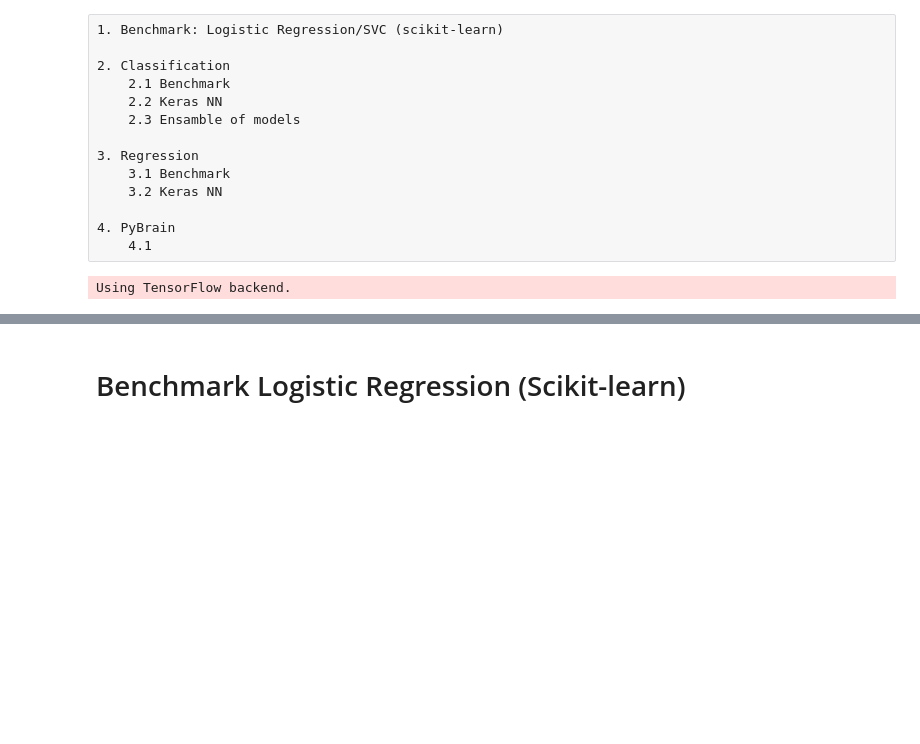
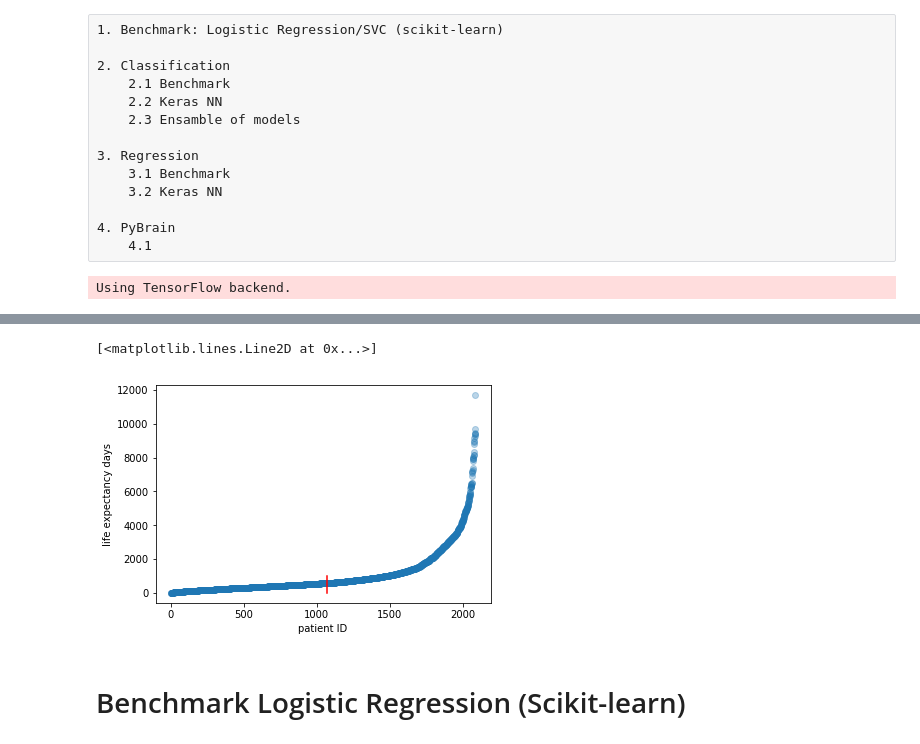
Before and after one commit to patricieni/ICM, a Jupyter notebook: code/notebooks/Neural Network exploration v1.ipynb, the cells around one changed output, grey strips where cells are left out. Saved outputs shown, nothing was run; the diff lists cells and outputs as text; code cells hidden in the pictures; blank space fills up the shorter version.

```diff
--- a/code/notebooks/Neural Network exploration v1.ipynb
+++ b/code/notebooks/Neural Network exploration v1.ipynb
@@ -58,3 +58,7 @@ TEST_FILE = os.path.join(IMC_basedir, 'data/amelia_test')
 MODEL_DIR = os.path.join(IMC_basedir, 'data/amelia_model')
 # %%
 df, labels = ICM_utils.process_amelia(DATA_AMELIA_FILE)
+# %%
+life = df['life_expectancy']
+# %%
+life = life.sort_values()
@@ -61,3 +88,11 @@ df, labels = ICM_utils.process_amelia(DATA_AMELIA_FILE)
+# %%
+plt.scatter(range(len(life)),life, alpha=0.3)
+plt.xlabel('patient ID')
+plt.ylabel('life expectancy days')
+plt.plot([life.mean(), life.mean()], [0,1000], color='r')
+# %% [output]
+[<matplotlib.lines.Line2D at 0x...>]
+[figure, added]
 # %%
 X_train_r, Y_train_r, X_test_r, Y_test_r = ICM_utils.get_train_test_data(df, regression=True, train_size=0.8)
 X_train_c, Y_train_c, X_test_c, Y_test_c = ICM_utils.get_train_test_data(df, regression=False, train_size=0.8)
```
Also changed, not shown: parts of 22 cells of this notebook, 2 other files.
